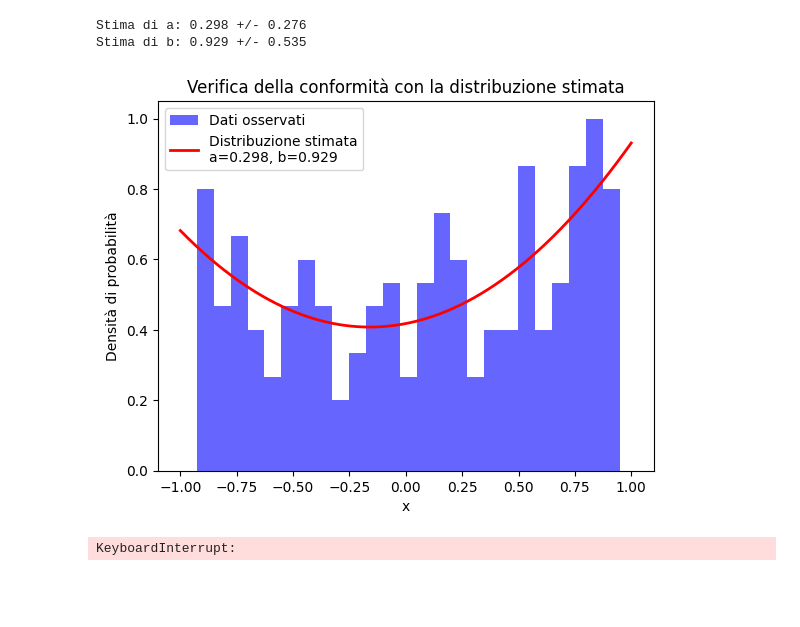
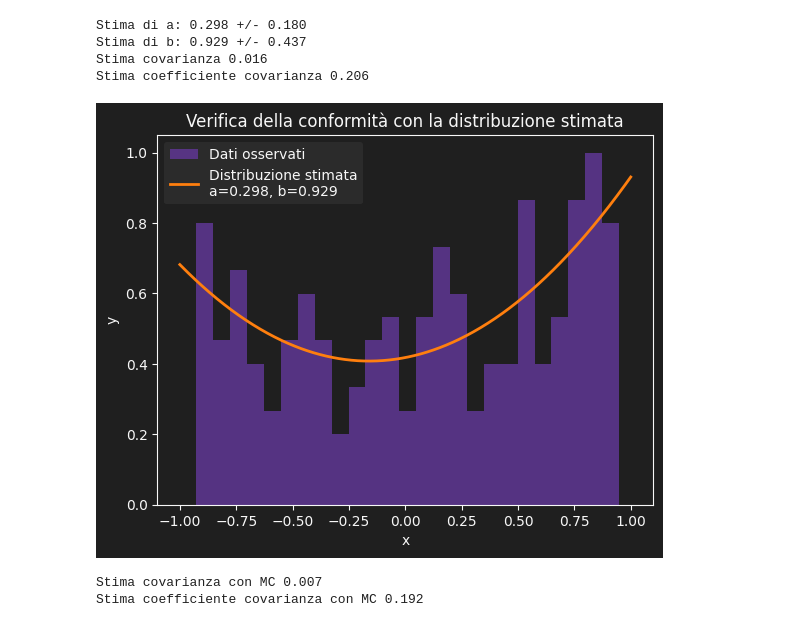
Before and after one commit to NunzioDA/EDSProjects, a Jupyter notebook: project_one/project_one.ipynb, the cells around one changed output. Drawn from its saved outputs; the diff is of its cells as text; code cells hidden in the pictures; blank space fills up the shorter version.

```diff
--- a/project_one/project_one.ipynb
+++ b/project_one/project_one.ipynb
@@ -7,4 +14,6 @@ from scipy.stats import norm
 # %%
+# Angular distribution described in
+# section 6.8 cowel.
 def pdf(x, a, b, x_max, x_min):
     numerator = 1 + a * x + b * x**2
     normalization = (x_max-x_min) + (a/2)*(x_max**2-x_min**2) + (b/3)*(x_max**3-x_min**3)
@@ -12,6 +21,10 @@ def pdf(x, a, b, x_max, x_min):
 
     return result
 
+# This function performs a safe logarithmic calculation.
+# It wraps np.log in a try-except block.
+# If an exception occurs, the function returns
+# a large value to penalize invalid inputs.
 def safe_log(x, a, b, x_max, x_min):
     try:
         return np.log(pdf(x, a, b, x_max, x_min))
@@ -36,44 +49,59 @@ def estimate_a_b(data):
     x_min = np.min(data)
     x_max = np.max(data)
 
-    result = minimize(log_likelihood(data,x_min,x_max), initial_guess, method="L-BFGS-B", bounds=[(-2, 2), (-2, 2)])
+    result = minimize(
+        log_likelihood(data,x_min,x_max),
+        initial_guess,
+        method="BFGS"
+    )
 
     # Results
     a, b = result.x
 
 
     # Errors estimated from the covariance matrix
-    cov_matrix = result.hess_inv.todense()
+    cov_matrix = result.hess_inv
     errors = np.sqrt(np.diag(cov_matrix))
+    covariance = cov_matrix[0, 1]
 
     resulting_pdf = lambda x : pdf(x, a, b, x_max, x_min)
 
-    return a, b, errors, resulting_pdf
+    return a, b, errors, covariance, resulting_pdf
 # %%
 data = np.loadtxt("data_proj_one.dat")
 
-a, b, errors, estimated_pdf = estimate_a_b(data)
+a, b, errors, covariance, estimated_pdf = estimate_a_b(data)
 
 print(f"Stima di a: {a:.3f} +/- {errors[0]:.3f}")
 print(f"Stima di b: {b:.3f} +/- {errors[1]:.3f}")
+print(f"Stima covarianza {covariance:.3f}")
+correlation_coeff = covariance /(errors[0] * errors[1])
+print(f"Stima coefficiente covarianza {correlation_coeff:.3f}")
+
+fig, ax = plot_settings.figure_ax()
 
 # Generation of points for the estimated distribution
 x_values = np.linspace(-1, 1, 500)
 pdf_values = [estimated_pdf(x) for x in x_values]
 
+#1 5
 
 # Plot comparison between histogram of data and the estimated curve
-plt.hist(data, bins=25, density=True, alpha=0.6, color='blue', label='Dati osservati')
-plt.plot(x_values, pdf_values, color='red', linewidth=2, label=f'Distribuzione stimata\na={a:.3f}, b={b:.3f}')
-plt.title('Verifica della conformità con la distribuzione stimata')
-plt.xlabel('x')
-plt.ylabel('Densità di probabilità')
-plt.legend()
+ax.hist(data, bins=25, density=True, alpha=0.9, color=plot_settings.color(1), label='Dati osservati')
+ax.plot(x_values, pdf_values, plot_settings.color(5), linewidth=2, label=f'Distribuzione stimata\na={a:.3f}, b={b:.3f}')
+plot_settings.title('Verifica della conformità con la distribuzione stimata'),
+ax.set_xlabel('x')
+ax.set_ylabel('Densità di probabilità')
+
+plot_settings.set_plot_theme(ax)
+
 plt.show()
 # %% [output]
-Stima di a: 0.298 +/- 0.276
-Stima di b: 0.929 +/- 0.535
+Stima di a: 0.298 +/- 0.180
+Stima di b: 0.929 +/- 0.437
+Stima covarianza 0.016
+Stima coefficiente covarianza 0.206
-[figure, old version]
+[figure, new version]
 # %%
 # This function is used to get the
 # the estimated pdf maximum.
@@ -91,14 +119,11 @@ def generate_random_monte_carlo(pdf, pdf_maximum, n_samples, x_min, x_max):
             samples.append(sample)
     return samples
 # %%
-import warnings
-
-
-warnings.simplefilter("error", RuntimeWarning)
 estimated_a = []
 estimated_a_error = []
 estimated_b = []
 estimated_b_error = []
+estimated_cov = []
 
 data_max = data.max()
 data_min = data.min()
@@ -109,11 +134,20 @@ d = False
 for _ in range(1000):
     new_x = generate_random_monte_carlo(estimated_pdf, pdf_max, 500, data_min, data_max)
 
-    new_a,new_b,errors,npdf = estimate_a_b(new_x)
+    new_a,new_b, errors_mc, covariance, npdf = estimate_a_b(new_x)
 
     estimated_a.append(new_a)
     estimated_b.append(new_b)
-    estimated_a_error.append(errors[0])
-    estimated_b_error.append(errors[1])
+    estimated_cov.append(covariance)
+    estimated_a_error.append(errors_mc[0])
+    estimated_b_error.append(errors_mc[1])
+
+mean_covariance = np.mean(estimated_cov)
+mean_error_a = np.mean(estimated_a_error)
+mean_error_b = np.mean(estimated_b_error)
+print(f"Stima covarianza con MC {mean_covariance:.3f}")
+mean_correlation_coeff = mean_covariance /(mean_error_a * mean_error_b)
+print(f"Stima coefficiente covarianza con MC {mean_correlation_coeff:.3f}")
 # %% [output]
-KeyboardInterrupt:
+Stima covarianza con MC 0.007
+Stima coefficiente covarianza con MC 0.192
```
Also changed, not shown: parts of 7 cells of this notebook, 1 other file.
